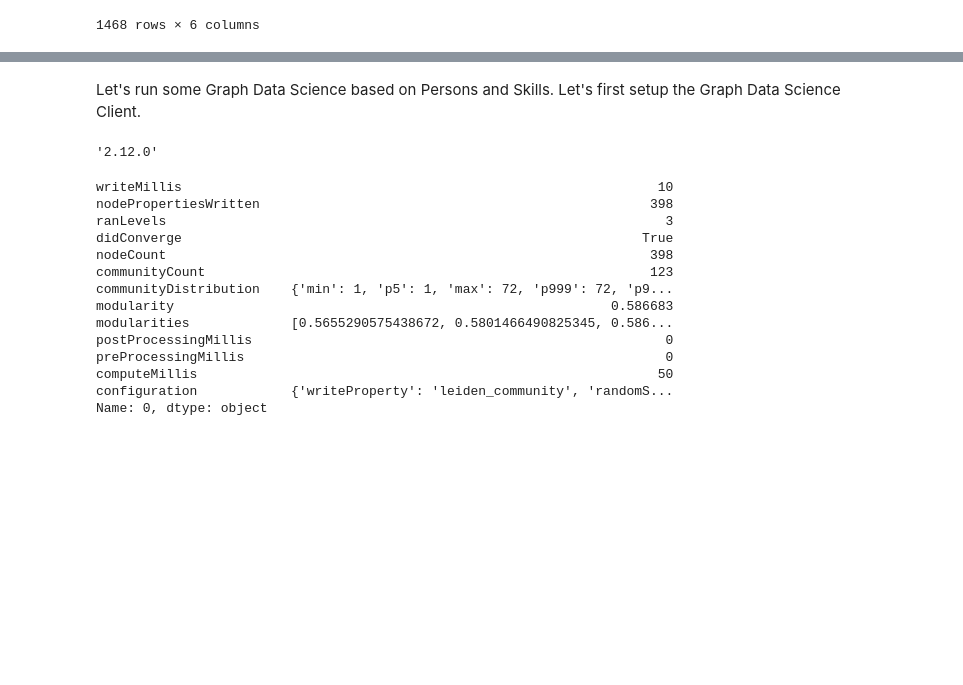
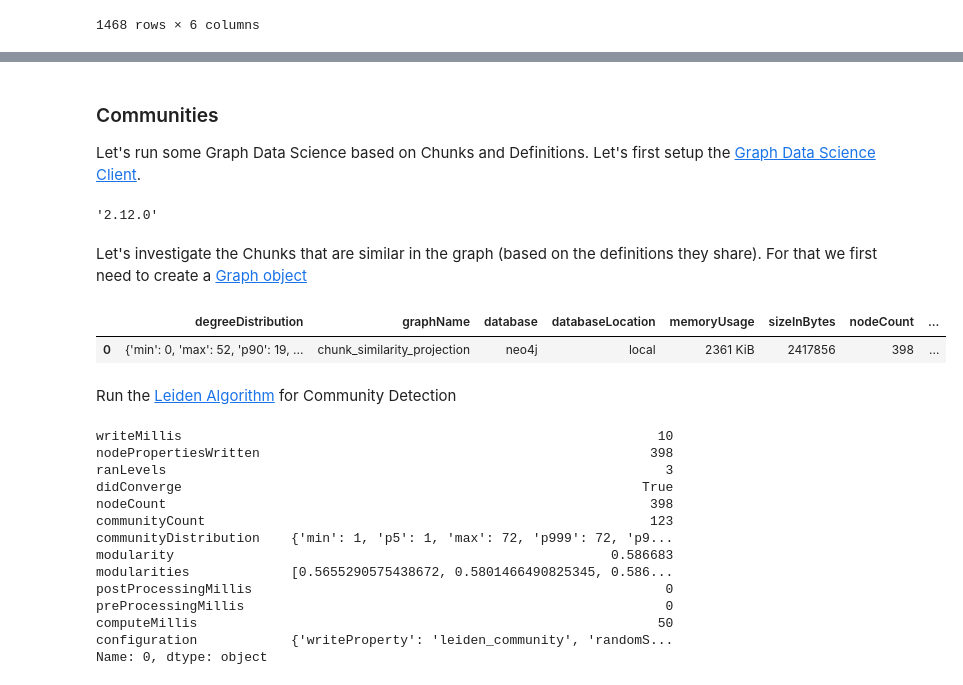
Before and after one commit to erikbijl/rabobank-workshop-genai, a Jupyter notebook: 2 - Extract Definitions.ipynb, the cells around one changed output, grey strips where cells are left out. Saved outputs shown, nothing was run; the diff lists cells and outputs as text; code cells hidden in the pictures; blank space fills up the shorter version.

```diff
--- a/2 - Extract Definitions.ipynb
+++ b/2 - Extract Definitions.ipynb
@@ -376,18 +418,28 @@ for chunk in split_dataframe(similar_chunks_df):
 # %% [markdown]
+### Communities
 
-Let's run some Graph Data Science based on Persons and Skills. Let's first setup the Graph Data Science Client.
+Let's run some Graph Data Science based on Chunks and Definitions. Let's first setup the [Graph Data Science Client](https://neo4j.com/docs/graph-data-science-client/current/).
 # %%
 gds = GraphDataScience.from_neo4j_driver(driver=driver)
 gds.set_database(DATABASE)
 gds.version()
 # %% [output]
 '2.12.0'
+# %% [markdown]
+Let's investigate the Chunks that are similar in the graph (based on the definitions they share). For that we first need to create a [Graph object](https://neo4j.com/docs/graph-data-science-client/current/graph-object/)
 # %%
 graph_name = "chunk_similarity_projection"
 node_projection = ["Chunk"]
 rel_projection = {"OVERLAPPING_DEFINITIONS": {"orientation": 'UNDIRECTED', "properties": "overlap"}, }
 # %%
 G, res = gds.graph.project(graph_name, node_projection, rel_projection)
+# %%
+gds.graph.list()
+# %% [output]
+|  | degreeDistribution | graphName | database | databaseLocation | memoryUsage | sizeInBytes | nodeCount | ... |
+| 0 | {'min': 0, 'max': 52, 'p90': 19, ... | chunk_similarity_projection | neo4j | local | 2361 KiB | 2417856 | 398 | ... |
+# %% [markdown]
+Run the [Leiden Algorithm](https://neo4j.com/docs/graph-data-science/current/algorithms/leiden/) for Community Detection
 # %%
 gds.leiden.write(
     G,
```
Also changed, not shown: parts of 35 cells of this notebook.
